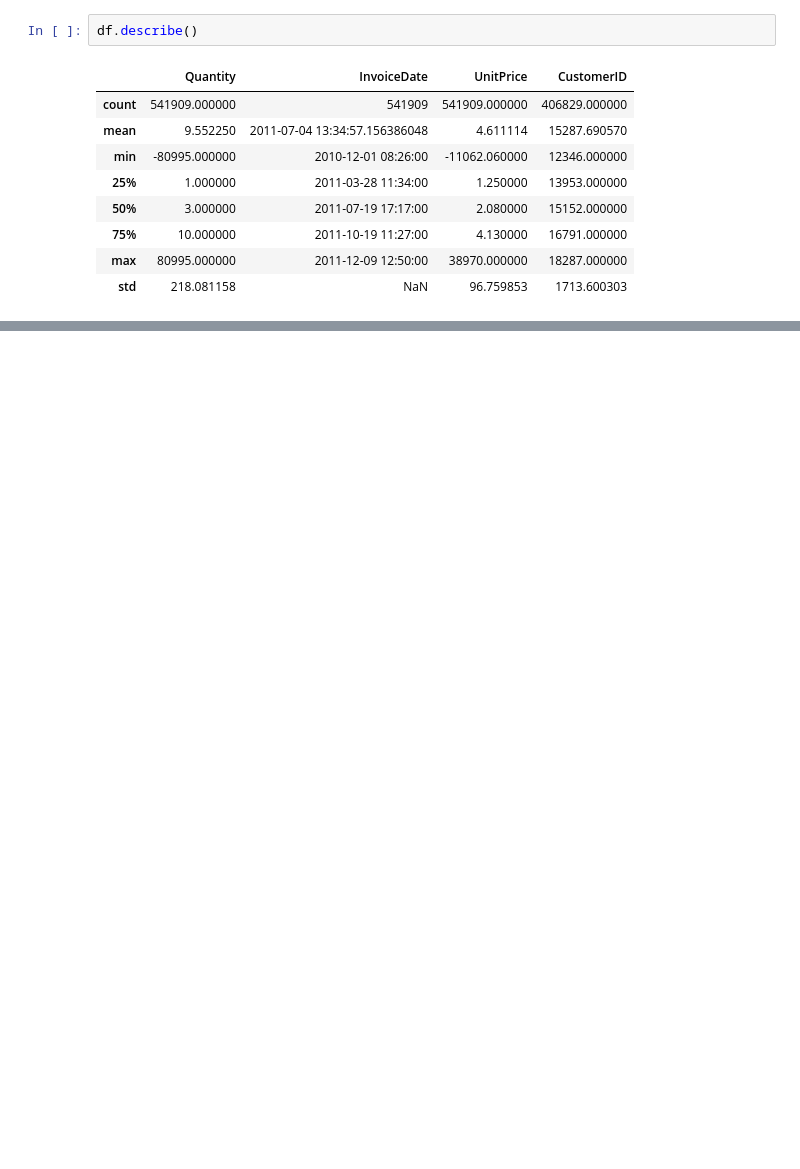
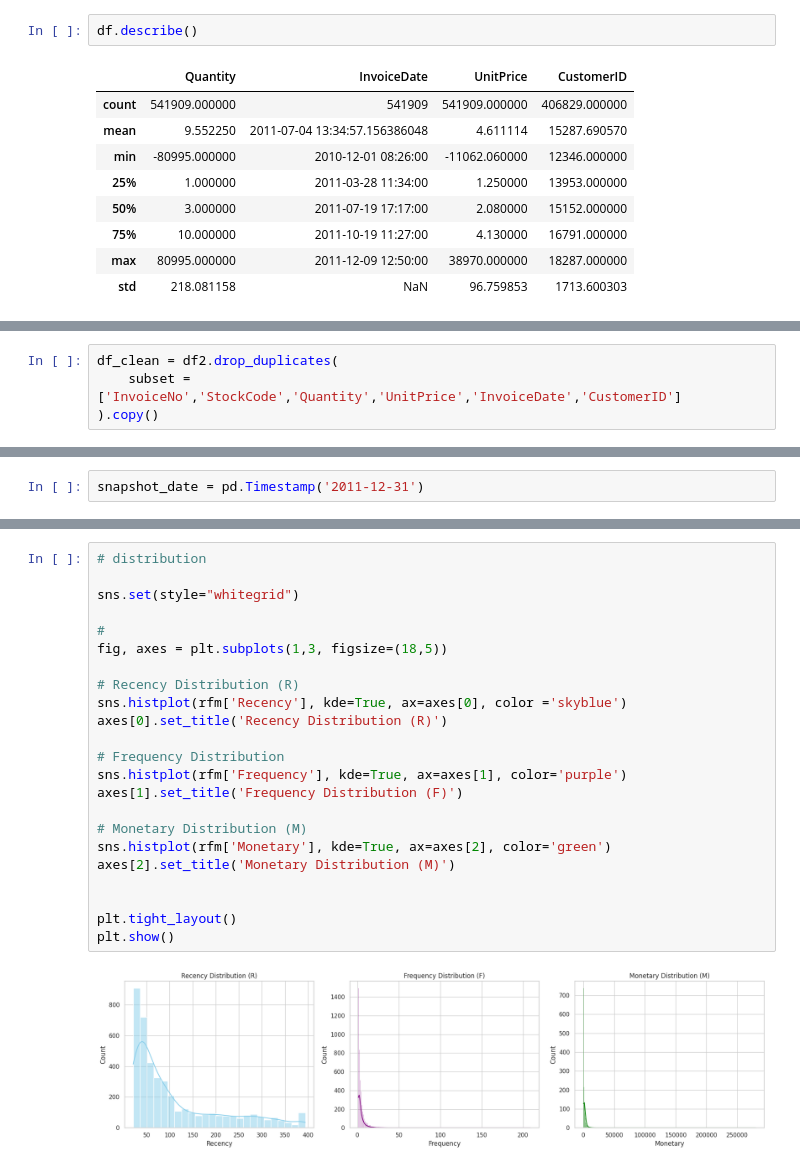
Before and after one commit to PonVo02/Retail-Campaign-Customer-Segmentation-Python, a Jupyter notebook: rfm_customer_segmentation.ipynb, the cells around one changed output, grey strips where cells are left out. Cells and saved outputs as stored; diff of their text form; blank space fills up the shorter version.

```diff
--- a/rfm_customer_segmentation.ipynb
+++ b/rfm_customer_segmentation.ipynb
@@ -259,0 +179,4 @@ for col in ["Recency", "Frequency", "Monetary"]:
+# %%
+df_clean = df2.drop_duplicates(
+    subset = ['InvoiceNo','StockCode','Quantity','UnitPrice','InvoiceDate','CustomerID']
+).copy()
@@ -259,0 +196,2 @@ for col in ["Recency", "Frequency", "Monetary"]:
+# %%
+snapshot_date = pd.Timestamp('2011-12-31')
@@ -259,0 +251,25 @@ for col in ["Recency", "Frequency", "Monetary"]:
+# %%
+# distribution
+
+sns.set(style="whitegrid")
+
+#
+fig, axes = plt.subplots(1,3, figsize=(18,5))
+
+# Recency Distribution (R)
+sns.histplot(rfm['Recency'], kde=True, ax=axes[0], color ='skyblue')
+axes[0].set_title('Recency Distribution (R)')
+
+# Frequency Distribution
+sns.histplot(rfm['Frequency'], kde=True, ax=axes[1], color='purple')
+axes[1].set_title('Frequency Distribution (F)')
+
+# Monetary Distribution (M)
+sns.histplot(rfm['Monetary'], kde=True, ax=axes[2], color='green')
+axes[2].set_title('Monetary Distribution (M)')
+
+
+plt.tight_layout()
+plt.show()
+# %% [output]
+[figure, added]
```
Also changed, not shown: parts of 113 cells of this notebook.
